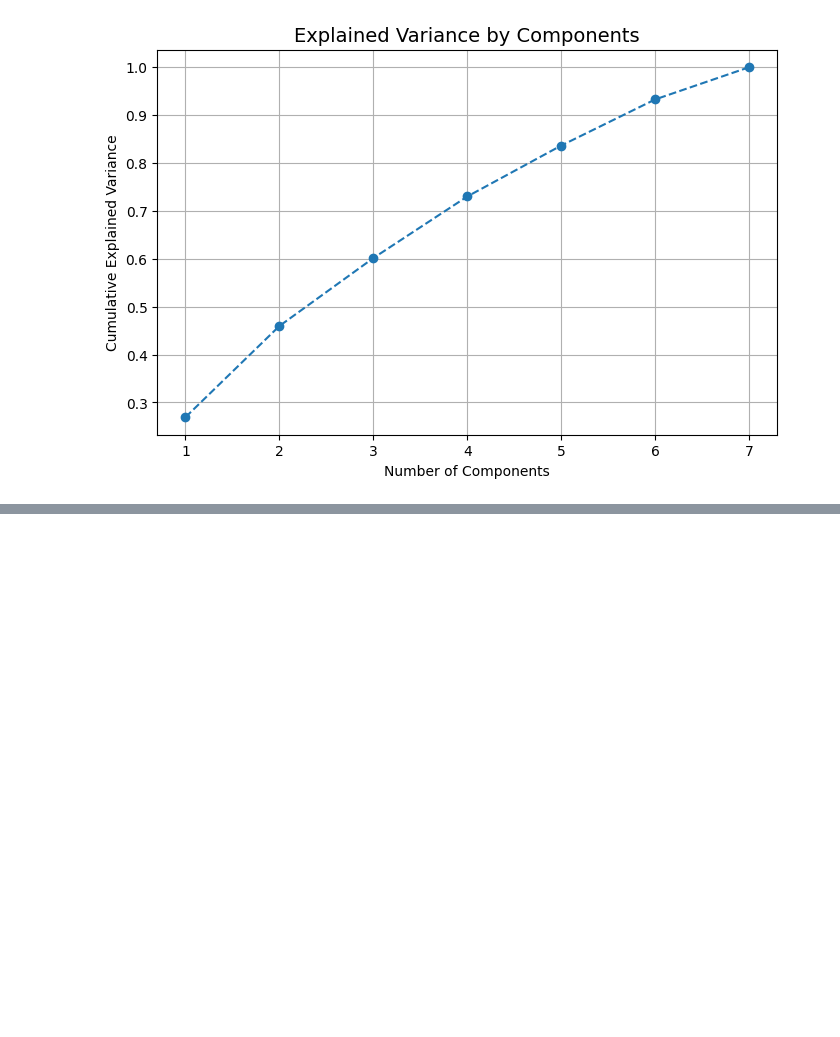
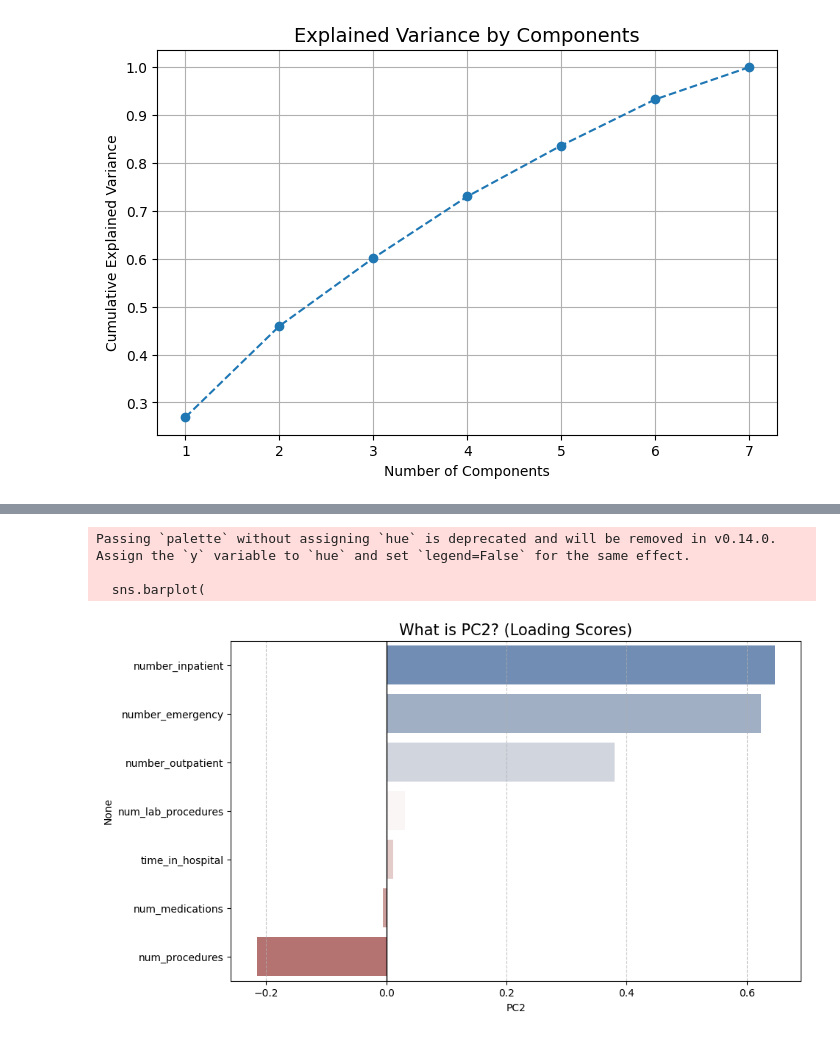
Before and after one commit to kaoru1018/diabetes-100k-analysis, a Jupyter notebook: データサイエンス.ipynb, the cells around one changed output, grey strips where cells are left out. Cells and saved outputs as stored; diff of their text form; code cells hidden in the pictures; blank space fills up the shorter version.

```diff
--- a/データサイエンス.ipynb
+++ b/データサイエンス.ipynb
@@ -587,0 +671,68 @@ plt.show()
+# %%
+import pandas as pd
+import numpy as np
+import os
+from sklearn.decomposition import PCA
+from sklearn.preprocessing import StandardScaler
+import matplotlib.pyplot as plt
+import seaborn as sns
+
+# 1. データの読み込み
+file_name = 'diabetic_data.csv'
+if os.path.exists(file_name):
+    df = pd.read_csv(file_name)
+    print(f"✓ 読み込み成功: {df.shape[0]:,} 患者データ")
+
+    # --- 工程2：断捨離（欠損値処理） ---
+    # missing_summary を定義してから計算します
+    missing_summary = (df == '?').sum()
+    missing_ratio = (missing_summary / len(df)) * 100
+
+    cols_to_drop = missing_ratio[missing_ratio > 30].index.tolist()
+    df_clean = df.drop(columns=cols_to_drop).copy()
+
+    # --- 工程3：型変換と穴埋め ---
+    pca_features = [
+        'time_in_hospital', 'num_lab_procedures', 'num_procedures',
+        'num_medications', 'number_outpatient', 'number_emergency', 'number_inpatient'
+    ]
+
+    for col in pca_features:
+        if col in df_clean.columns:
+            df_clean[col] = pd.to_numeric(df_clean[col], errors='coerce')
+            df_clean[col] = df_clean[col].fillna(df_clean[col].median())
+
+    # --- 工程5: PCA（主成分分析）の実行 ---
+    x = df_clean[pca_features]
+
+    # scaler をしっかり定義します
+    scaler = StandardScaler()
+    x_scaled = scaler.fit_transform(x)
+
+    pca = PCA()
+    pca.fit(x_scaled)
+
+    # --- 結果の表示 ---
+    print("\n--- 第2主成分（PC2）の構成要素（寄与率: {:.2f}%） ---".format(pca.explained_variance_ratio_[1]*100))
+    loadings = pd.DataFrame(
+        pca.components_.T,
+        columns=[f'PC{i+1}' for i in range(len(pca_features))],
+        index=pca_features
+    )
+    print(loadings['PC2'].sort_values(ascending=False))
+
+    # PC2の中身をグラフ化
+    plt.figure(figsize=(10, 6))
+    sns.barplot(
+        x=loadings['PC2'].sort_values(ascending=False),
+        y=loadings['PC2'].sort_values(ascending=False).index,
+        palette='vlag'
+    )
+    plt.title('What is PC2? (Loading Scores)', fontsize=15)
+    plt.axvline(0, color='black', lw=1)
+    plt.grid(axis='x', linestyle='--', alpha=0.7)
+    plt.show()
+
+else:
+    print("❌ ファイルが見つかりません。")
+# %% [output]
@@ -587,0 +750,4 @@ plt.show()
+Passing `palette` without assigning `hue` is deprecated and will be removed in v0.14.0. Assign the `y` variable to `hue` and set `legend=False` for the same effect.
+
+  sns.barplot(
+[figure, added]
```
Also changed, not shown: parts of 2 cells of this notebook.
